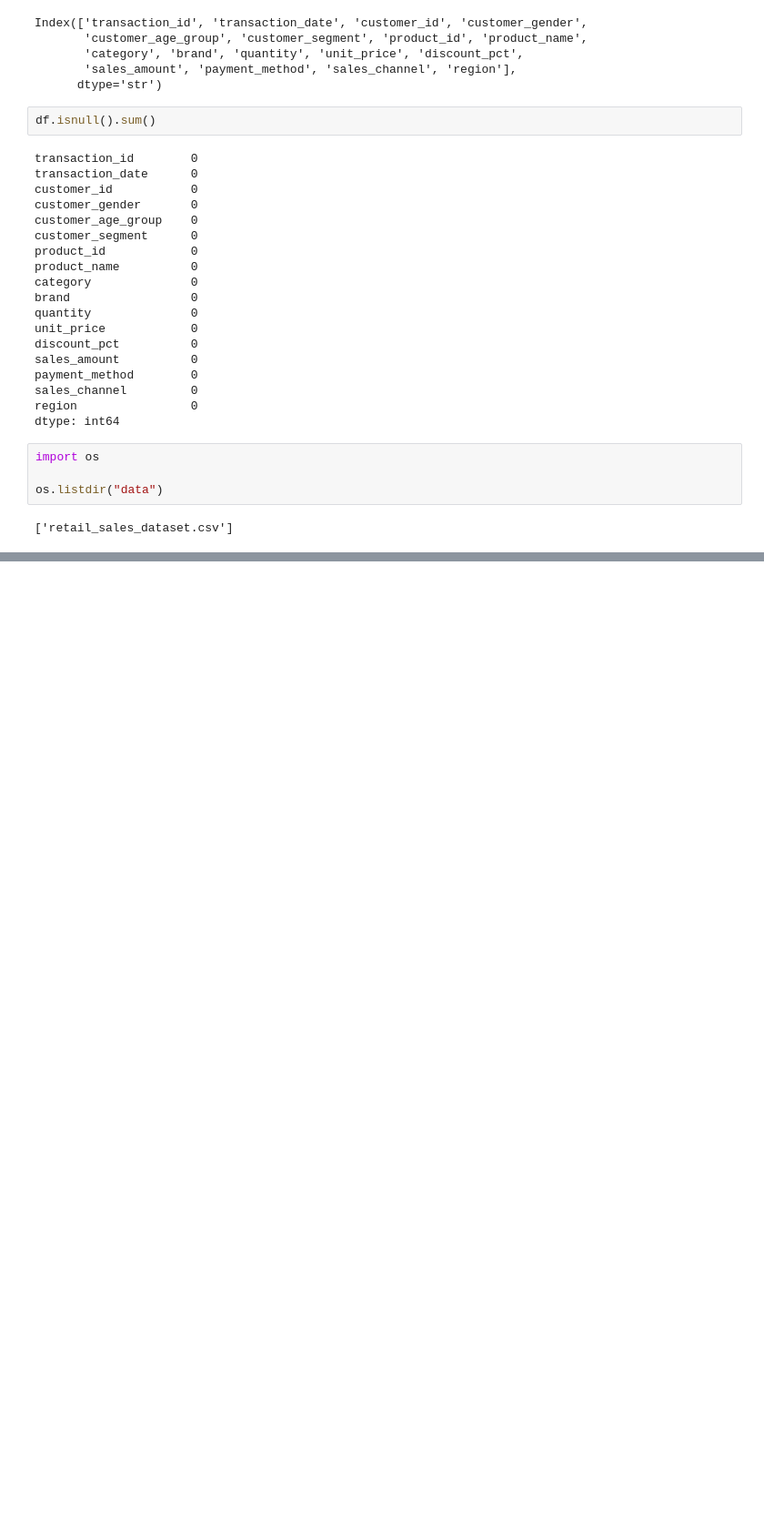
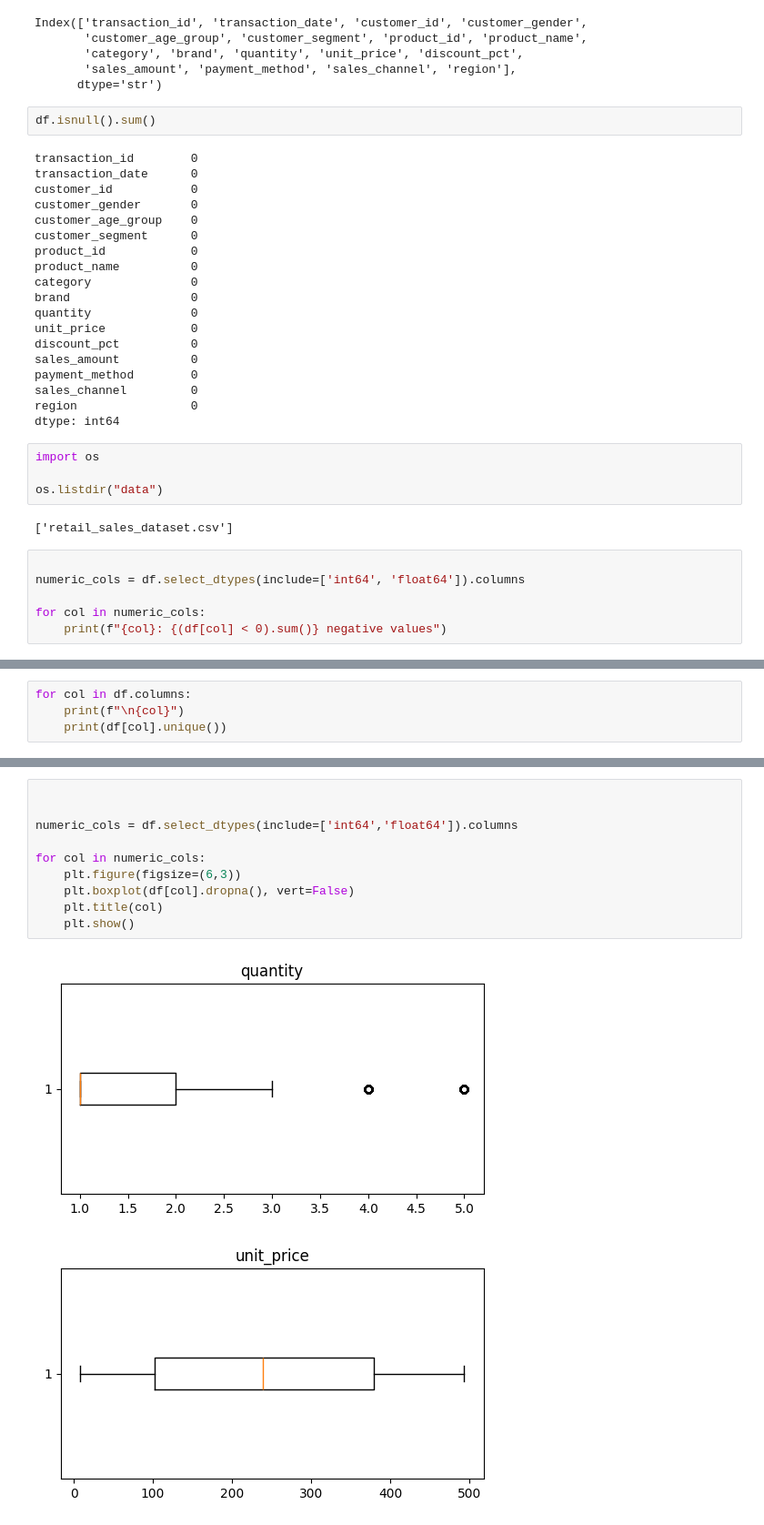
Before and after one commit to ap073/data_analytics_project2, a Jupyter notebook: 01_EDA.ipynb.ipynb, the cells around one changed output, grey strips where cells are left out. Shown at 91% size. Saved outputs shown, nothing was run; the diff lists cells and outputs as text; blank space fills up the shorter version.

```diff
--- a/01_EDA.ipynb.ipynb
+++ b/01_EDA.ipynb.ipynb
@@ -96,3 +96,9 @@ import os
 os.listdir("data")
 # %% [output]
 ['retail_sales_dataset.csv']
+# %%
+
+numeric_cols = df.select_dtypes(include=['int64', 'float64']).columns
+
+for col in numeric_cols:
+    print(f"{col}: {(df[col] < 0).sum()} negative values")
@@ -98,0 +110,4 @@ os.listdir("data")
+# %%
+for col in df.columns:
+    print(f"\n{col}")
+    print(df[col].unique())
@@ -98,0 +132,13 @@ os.listdir("data")
+# %%
+
+
+numeric_cols = df.select_dtypes(include=['int64','float64']).columns
+
+for col in numeric_cols:
+    plt.figure(figsize=(6,3))
+    plt.boxplot(df[col].dropna(), vert=False)
+    plt.title(col)
+    plt.show()
+# %% [output]
+[figure, added]
+[figure, added]
```
Also changed, not shown: parts of 15 cells of this notebook.
